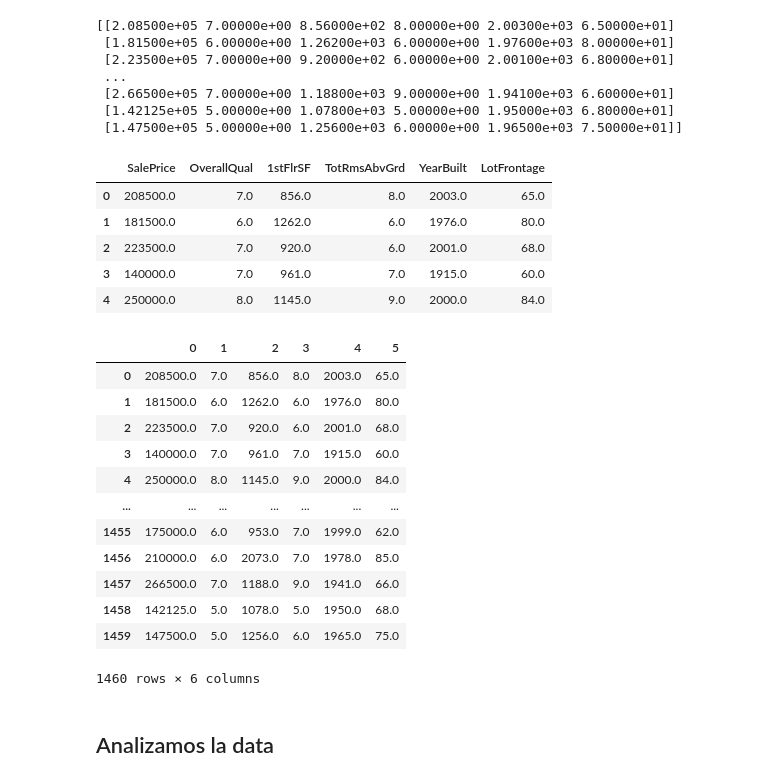
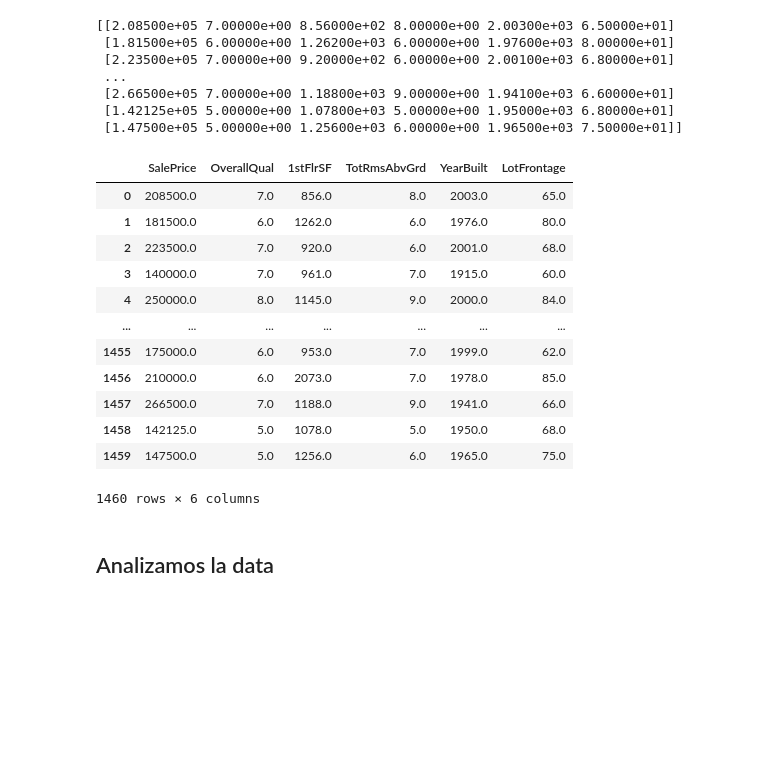
Before and after one commit to walteralexanderajtunpisquiy/PROYECTO1, a Jupyter notebook: ProyectoFinal.ipynb, the cells around one changed output. Saved outputs shown, nothing was run; the diff lists cells and outputs as text; code cells hidden in the pictures; blank space fills up the shorter version.

```diff
--- a/ProyectoFinal.ipynb
+++ b/ProyectoFinal.ipynb
@@ -27,33 +27,22 @@ print (datos)
 # %%
 datos = np.load('proyecto_training_data.npy')
 df = pd.DataFrame(datos)
 df.columns =   ['SalePrice', 'OverallQual', '1stFlrSF', 'TotRmsAbvGrd', 'YearBuilt', 'LotFrontage']
-df.head()
+df
 # %% [output]
 |  | SalePrice | OverallQual | 1stFlrSF | TotRmsAbvGrd | YearBuilt | LotFrontage |
 | 0 | 208500.0 | 7.0 | 856.0 | 8.0 | 2003.0 | 65.0 |
 | 1 | 181500.0 | 6.0 | 1262.0 | 6.0 | 1976.0 | 80.0 |
 | 2 | 223500.0 | 7.0 | 920.0 | 6.0 | 2001.0 | 68.0 |
 | 3 | 140000.0 | 7.0 | 961.0 | 7.0 | 1915.0 | 60.0 |
 | 4 | 250000.0 | 8.0 | 1145.0 | 9.0 | 2000.0 | 84.0 |
+| ... | ... | ... | ... | ... | ... | ... |
+| 1455 | 175000.0 | 6.0 | 953.0 | 7.0 | 1999.0 | 62.0 |
+| 1456 | 210000.0 | 6.0 | 2073.0 | 7.0 | 1978.0 | 85.0 |
+| 1457 | 266500.0 | 7.0 | 1188.0 | 9.0 | 1941.0 | 66.0 |
+| 1458 | 142125.0 | 5.0 | 1078.0 | 5.0 | 1950.0 | 68.0 |
+| 1459 | 147500.0 | 5.0 | 1256.0 | 6.0 | 1965.0 | 75.0 |
+1460 rows × 6 columns
-# %%
-datos = np.load('proyecto_training_data.npy')
-df = pd.DataFrame(datos)
-df
-# %% [output]
-|  | 0 | 1 | 2 | 3 | 4 | 5 |
-| 0 | 208500.0 | 7.0 | 856.0 | 8.0 | 2003.0 | 65.0 |
-| 1 | 181500.0 | 6.0 | 1262.0 | 6.0 | 1976.0 | 80.0 |
-| 2 | 223500.0 | 7.0 | 920.0 | 6.0 | 2001.0 | 68.0 |
-| 3 | 140000.0 | 7.0 | 961.0 | 7.0 | 1915.0 | 60.0 |
-| 4 | 250000.0 | 8.0 | 1145.0 | 9.0 | 2000.0 | 84.0 |
-| ... | ... | ... | ... | ... | ... | ... |
-| 1455 | 175000.0 | 6.0 | 953.0 | 7.0 | 1999.0 | 62.0 |
-| 1456 | 210000.0 | 6.0 | 2073.0 | 7.0 | 1978.0 | 85.0 |
-| 1457 | 266500.0 | 7.0 | 1188.0 | 9.0 | 1941.0 | 66.0 |
-| 1458 | 142125.0 | 5.0 | 1078.0 | 5.0 | 1950.0 | 68.0 |
-| 1459 | 147500.0 | 5.0 | 1256.0 | 6.0 | 1965.0 | 75.0 |
-1460 rows × 6 columns
 # %% [markdown]
 ## Analizamos la data
 # %%
```
Also changed, not shown: parts of 1 cell of this notebook.
